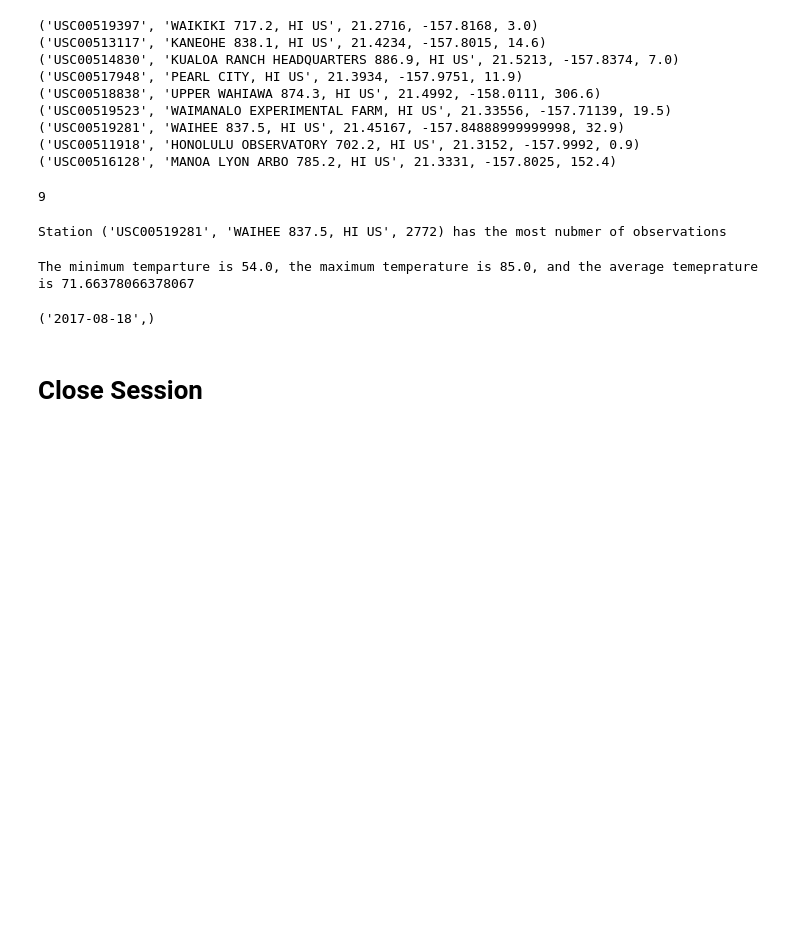
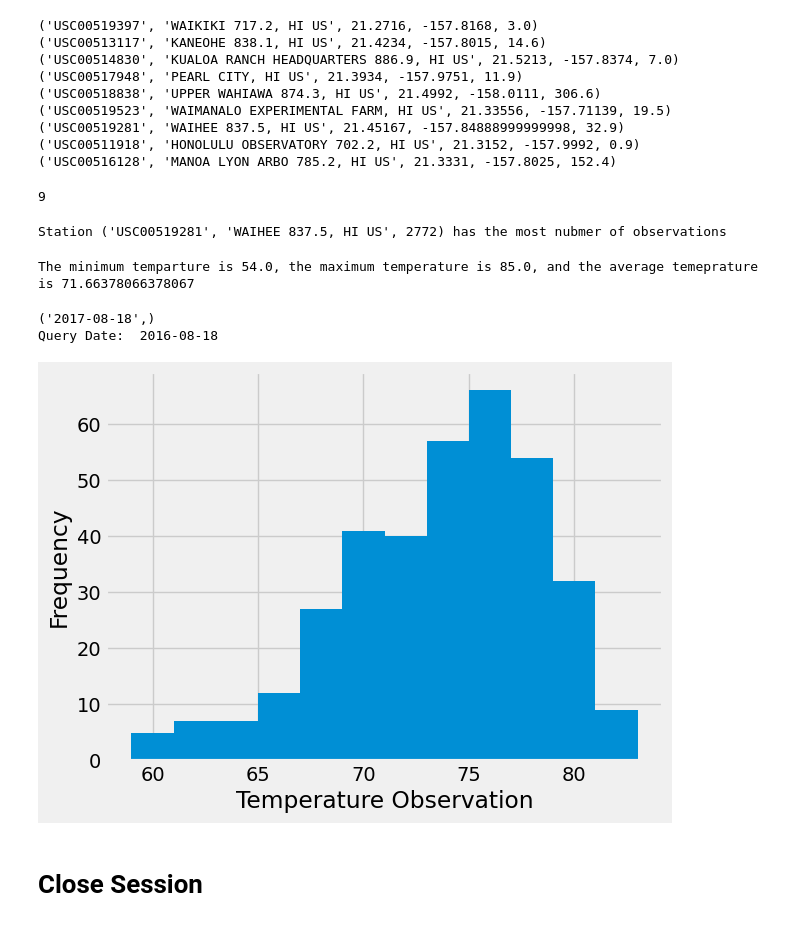
Before and after one commit to Allan-CM/Weather_Data_Analysis, a Jupyter notebook: SurfsUp/climate_starter.ipynb, the cells around one changed output. Saved outputs shown, nothing was run; the diff lists cells and outputs as text; code cells hidden in the pictures; blank space fills up the shorter version.

Commit message:
Station Analysis Complete

```diff
--- a/SurfsUp/climate_starter.ipynb
+++ b/SurfsUp/climate_starter.ipynb
@@ -207,16 +207,37 @@ average_temperature = session.query(func.avg(Measurement.tobs)).\
 print(f"The minimum temparture is {min_temperature}, the maximum temperature is {max_temperature}, and the average temeprature is {average_temperature}")
 # %% [output]
 The minimum temparture is 54.0, the maximum temperature is 85.0, and the average temeprature is 71.66378066378067
-# %%
-# Using the most active station id
-# Query the last 12 months of temperature observation data for this station and plot the results as a histogram
-
-latest_date = session.query(Measurement.date).\
-              filter(Measurement.station == active_stations[0].station).\
-              order_by(Measurement.date.desc()).first()
-print(latest_date)
-# %% [output]
-('2017-08-18',)
+# %%
+#finding out the latest date from the most active station
+latest_date = session.query(Measurement.date).\
+              filter(Measurement.station == active_stations[0].station).\
+              order_by(Measurement.date.desc()).first()
+print(latest_date)
+
+# Calculate the date one year from the last date in data set.
+query_date = dt.date(2017, 8, 18) - dt.timedelta(days=365)
+print("Query Date: ", query_date)
+
+#Using the most active station id
+# Query the last 12 months of temperature observation data for this station and plot the results as a histogram
+temperature_observations = session.query(Measurement.tobs).\
+                           filter(Measurement.station == Station.station).\
+                           filter(Measurement.date >= query_date).\
+                           filter(Measurement.station == active_stations[0].station).\
+                           all()
+
+#Turning temperature into a dataframe
+temperature_observations_df = pd.DataFrame(temperature_observations)
+
+#plotting the graph
+plt.hist(temperature_observations_df['tobs'], bins=12)
+plt.xlabel('Temperature')
+plt.ylabel('Frequency')
+plt.show()
+# %% [output]
+('2017-08-18',)
+Query Date:  2016-08-18
+[figure, added]
 # %% [markdown]
 # Close Session
 # %%
```
